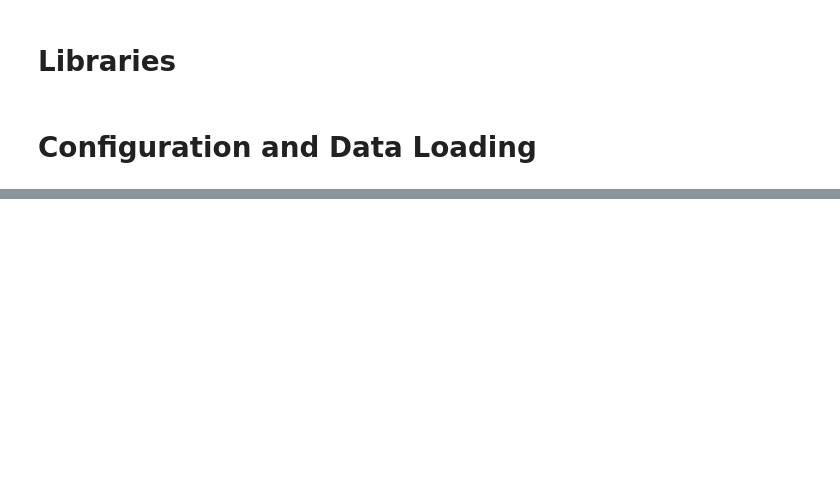
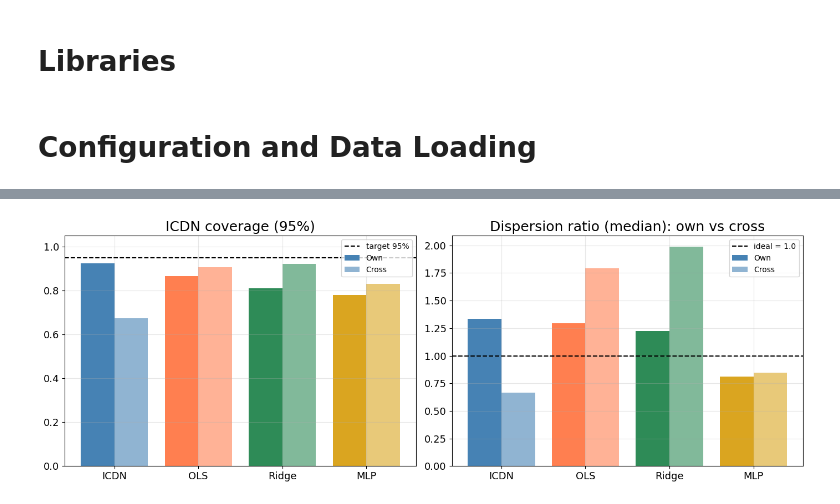
Before and after one commit to carlosherediapimienta/nn-elasticity, a Jupyter notebook: notebooks/analysis-results.ipynb, the cells around one changed output, grey strips where cells are left out. Cells and saved outputs as stored; diff of their text form; code cells hidden in the pictures; blank space fills up the shorter version.

```diff
--- a/notebooks/analysis-results.ipynb
+++ b/notebooks/analysis-results.ipynb
@@ -959,0 +788,25 @@ plt.show()
+# %%
+fig, axes = plt.subplots(1, 2, figsize=(14, 5))
+
+ax = axes[0]
+order = ["ICDN"] + MODEL_LABELS
+colors = [MODEL_COLORS[m] for m in order]
+x = np.arange(len(order))
+ax.bar(x - 0.2, coverage_table.set_index("model").loc[order, "coverage_95_own"], width=0.4, label="Own", color=colors)
+ax.bar(x + 0.2, coverage_table.set_index("model").loc[order, "coverage_95_cross"], width=0.4, label="Cross", color=colors, alpha=0.6)
+ax.axhline(0.95, ls="--", color="black", label="target 95%")
+ax.set_xticks(x); ax.set_xticklabels(order)
+ax.set_title("ICDN coverage (95%)")
+ax.set_ylim(0, 1.05); ax.legend(); ax.grid(True, alpha=0.3)
+
+ax = axes[1]
+ax.bar(x - 0.2, dispersion_table.set_index("model").loc[order, "dispersion_ratio_median"], width=0.4, label="Own", color=colors)
+ax.bar(x + 0.2, dispersion_table.set_index("model").loc[order, "dispersion_ratio_median_cross"], width=0.4, label="Cross", color=colors, alpha=0.6)
+ax.axhline(1.0, ls="--", color="black", label="ideal = 1.0")
+ax.set_xticks(x); ax.set_xticklabels(order)
+ax.set_title("Dispersion ratio (median): own vs cross")
+ax.legend(); ax.grid(True, alpha=0.3)
+
+plt.tight_layout(); plt.show()
+# %% [output]
+[figure, added]
```
Also changed, not shown: parts of 46 cells of this notebook, 19 other files.
